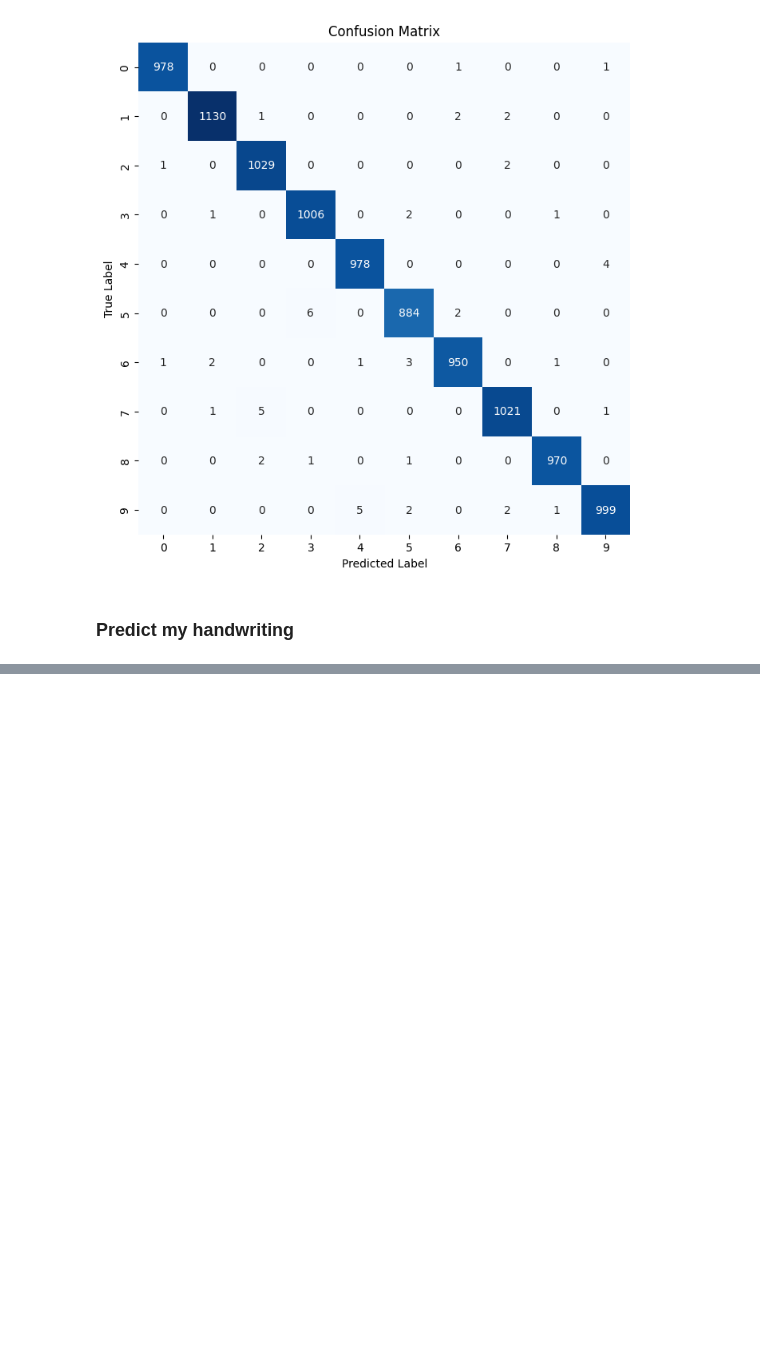
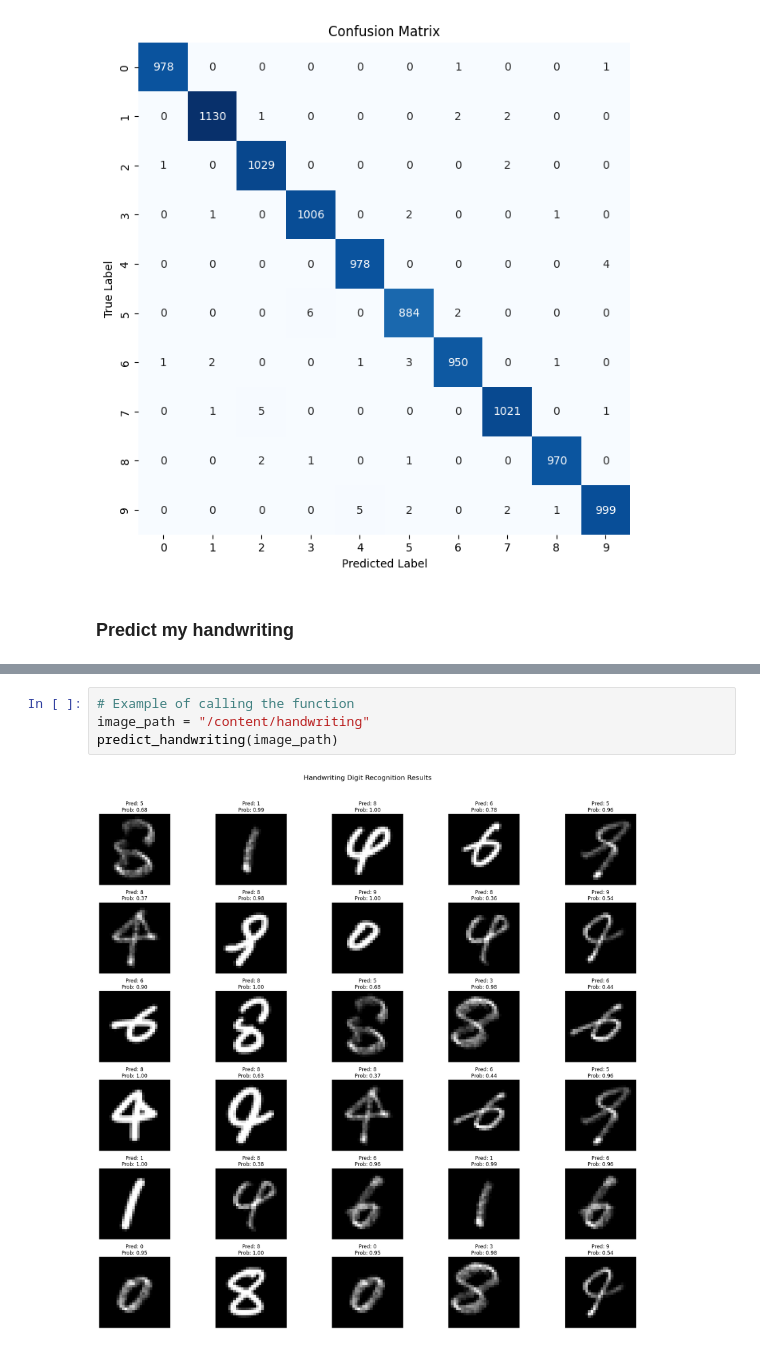
Before and after one commit to Visors/Mnist, a Jupyter notebook: CNN/mnist-cnn-keras.ipynb, the cells around one changed output, grey strips where cells are left out. Cells and saved outputs as stored; diff of their text form; blank space fills up the shorter version.

```diff
--- a/CNN/mnist-cnn-keras.ipynb
+++ b/CNN/mnist-cnn-keras.ipynb
@@ -360,0 +364,6 @@ def predict_handwriting(model_path, image_folder):
+# %%
+# Example of calling the function
+image_path = "/content/handwriting"
+predict_handwriting(image_path)
+# %% [output]
+[figure, added]
```
Also changed, not shown: parts of 1 cell of this notebook.
